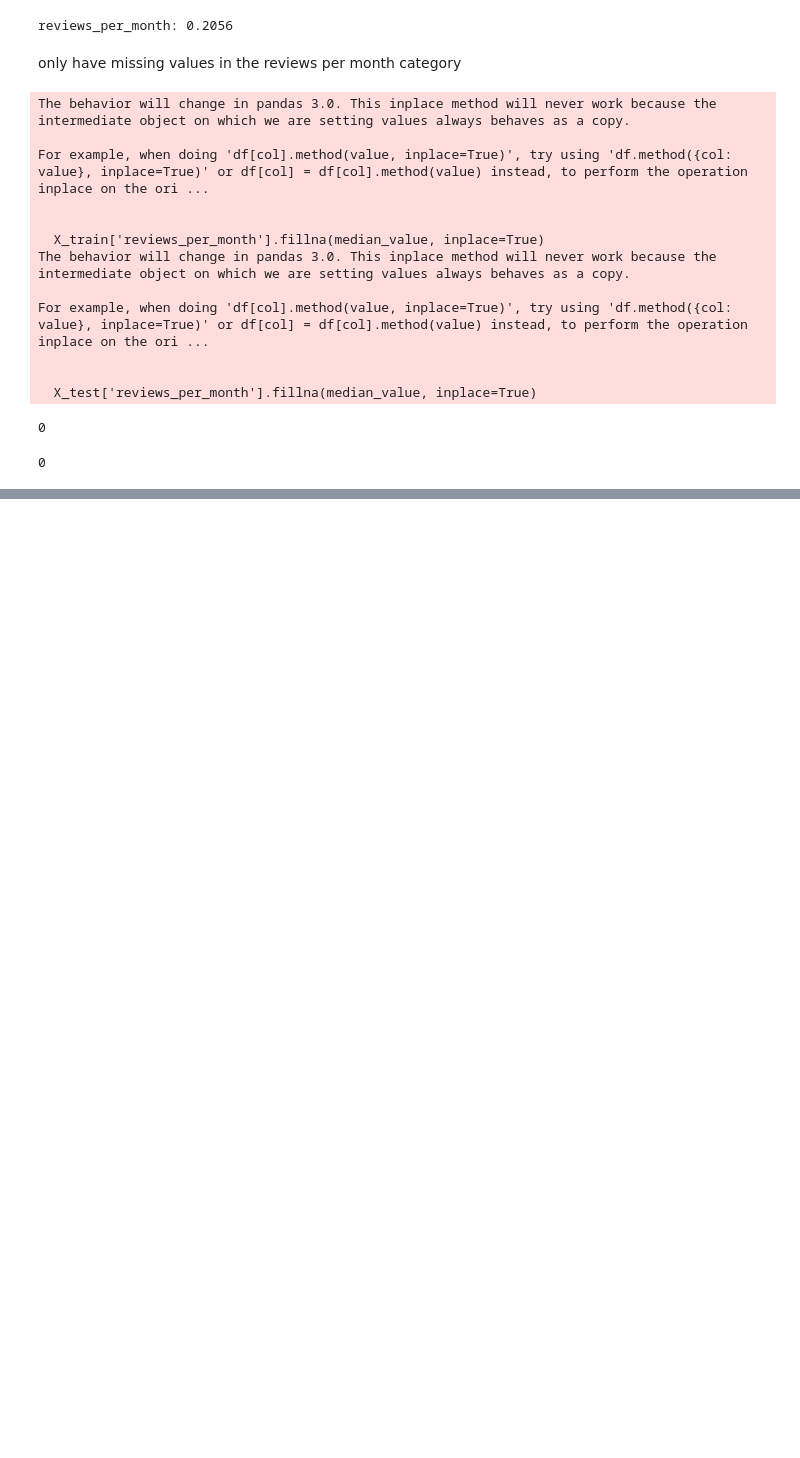
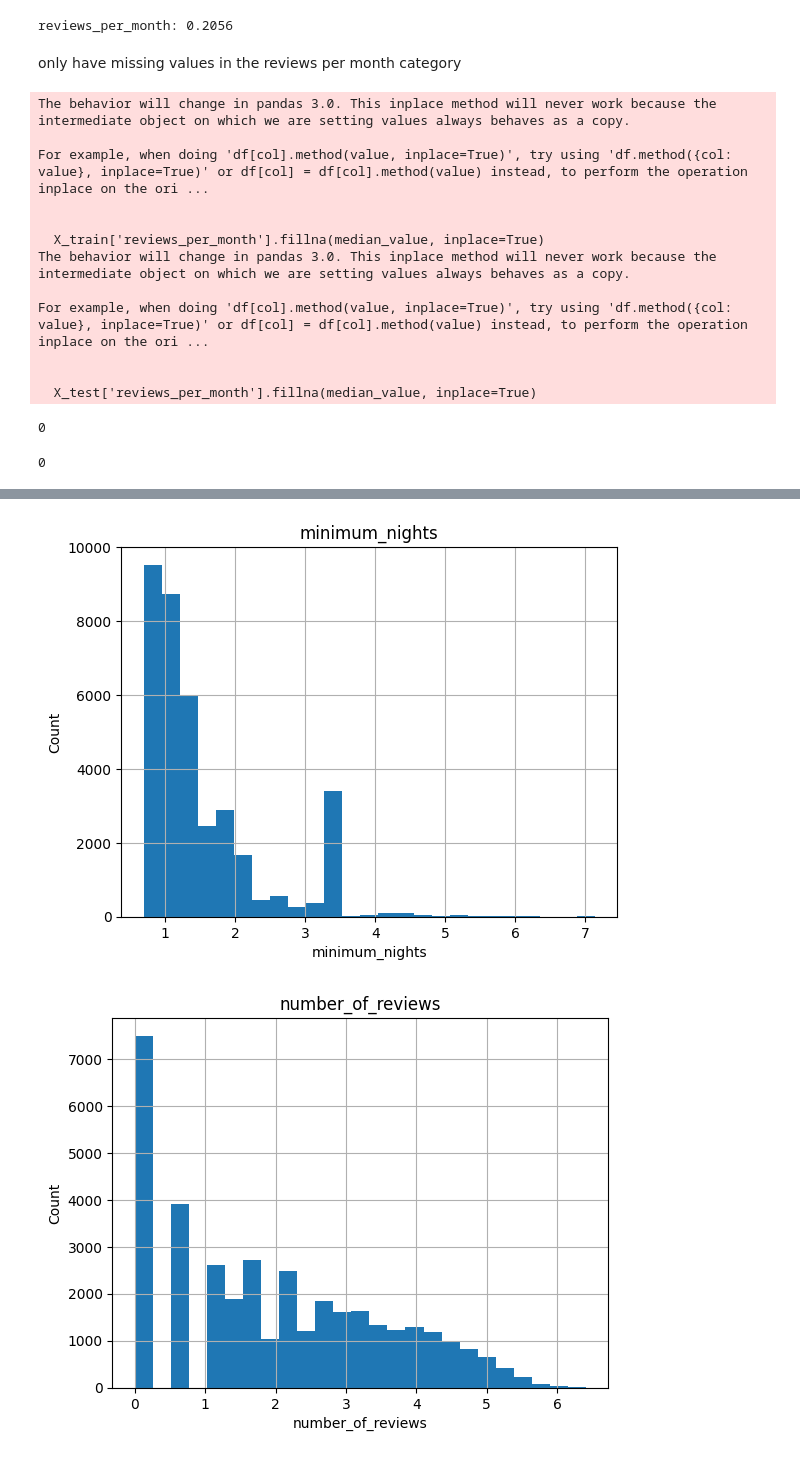
Before and after one commit to lorivera23/Projects-1, a Jupyter notebook: AirBnB_EDA_notebook.ipynb, the cells around one changed output, grey strips where cells are left out. Drawn from its saved outputs; the diff is of its cells as text; code cells hidden in the pictures; blank space fills up the shorter version.

```diff
--- a/AirBnB_EDA_notebook.ipynb
+++ b/AirBnB_EDA_notebook.ipynb
@@ -406,0 +413,9 @@ X_train.head(10)
+# %%
+skewed_features = ['calculated_host_listings_count', 'availability_365']
+
+for feature in skewed_features:
+    X_train[feature] = np.log1p(X_train[feature])
+    X_test[feature] = np.log1p(X_test[feature])
+
+y_test = np.log1p(y_test)
+y_train = np.log1p(y_train)
@@ -406,0 +431,13 @@ X_train.head(10)
+# %%
+log_transformed = ['minimum_nights', 'number_of_reviews', 'reviews_per_month', 'calculated_host_listings_count', 'availability_365']
+
+for feature in log_transformed:
+    data = X_train.copy()
+    data[feature].hist(bins=25)
+    plt.xlabel(feature)
+    plt.ylabel('Count')
+    plt.title(feature)
+    plt.show()
+# %% [output]
+[figure, added]
+[figure, added]
```
Also changed, not shown: parts of 6 cells of this notebook.
